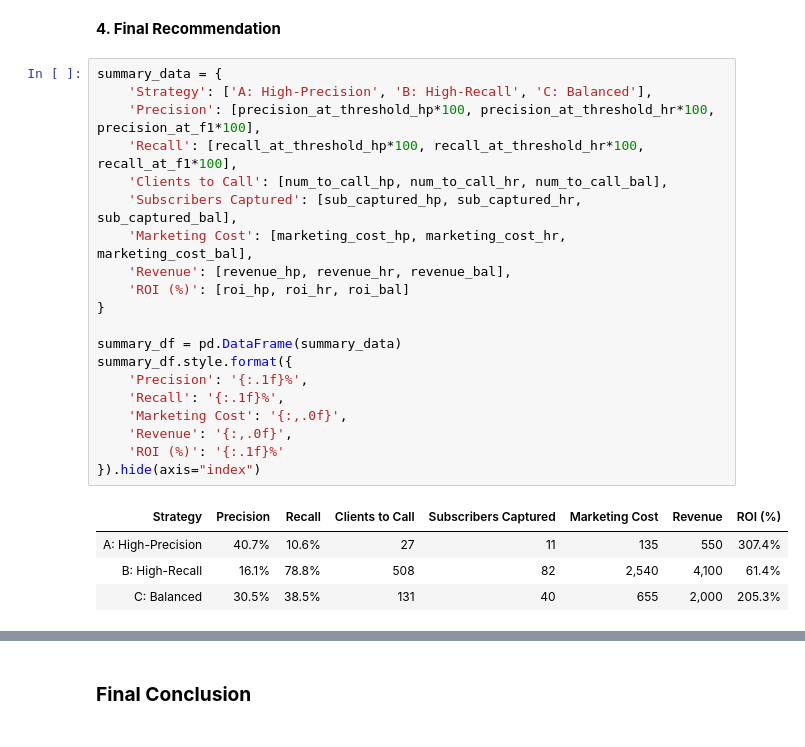
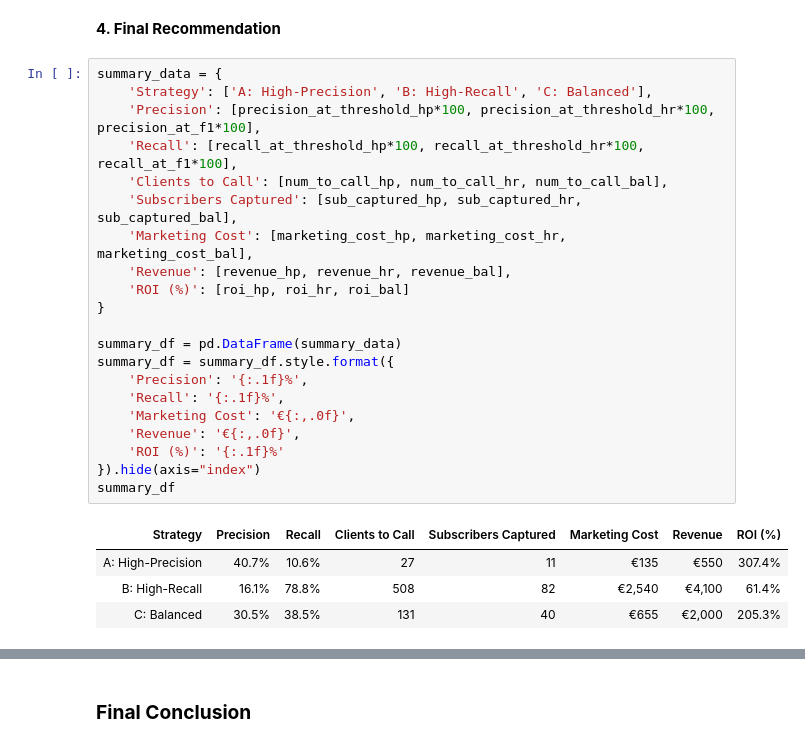
Before and after one commit to thishan1036/bank-deposit, a Jupyter notebook: notebooks/03_business_impact_and_conclusion.ipynb, the cells around one changed output, grey strips where cells are left out. Drawn from its saved outputs; the diff is of its cells as text.

```diff
--- a/notebooks/03_business_impact_and_conclusion.ipynb
+++ b/notebooks/03_business_impact_and_conclusion.ipynb
@@ -498,25 +491,26 @@ The Balanced Strategy presents a data-driven 'middle ground' between the two ext
 # %%
 summary_data = {
     'Strategy': ['A: High-Precision', 'B: High-Recall', 'C: Balanced'],
     'Precision': [precision_at_threshold_hp*100, precision_at_threshold_hr*100, precision_at_f1*100],
     'Recall': [recall_at_threshold_hp*100, recall_at_threshold_hr*100, recall_at_f1*100],
     'Clients to Call': [num_to_call_hp, num_to_call_hr, num_to_call_bal],
     'Subscribers Captured': [sub_captured_hp, sub_captured_hr, sub_captured_bal],
     'Marketing Cost': [marketing_cost_hp, marketing_cost_hr, marketing_cost_bal],
     'Revenue': [revenue_hp, revenue_hr, revenue_bal],
     'ROI (%)': [roi_hp, roi_hr, roi_bal]
 }
 
 summary_df = pd.DataFrame(summary_data)
-summary_df.style.format({
+summary_df = summary_df.style.format({
     'Precision': '{:.1f}%',
     'Recall': '{:.1f}%',
-    'Marketing Cost': '{:,.0f}',
-    'Revenue': '{:,.0f}',
+    'Marketing Cost': '€{:,.0f}',
+    'Revenue': '€{:,.0f}',
     'ROI (%)': '{:.1f}%'
 }).hide(axis="index")
+summary_df
 # %% [output]
 | Strategy | Precision | Recall | Clients to Call | Subscribers Captured | Marketing Cost | Revenue | ROI (%) |
-| A: High-Precision | 40.7% | 10.6% | 27 | 11 | 135 | 550 | 307.4% |
-| B: High-Recall | 16.1% | 78.8% | 508 | 82 | 2,540 | 4,100 | 61.4% |
-| C: Balanced | 30.5% | 38.5% | 131 | 40 | 655 | 2,000 | 205.3% |
+| A: High-Precision | 40.7% | 10.6% | 27 | 11 | €135 | €550 | 307.4% |
+| B: High-Recall | 16.1% | 78.8% | 508 | 82 | €2,540 | €4,100 | 61.4% |
+| C: Balanced | 30.5% | 38.5% | 131 | 40 | €655 | €2,000 | 205.3% |
```
Also changed, not shown: parts of 11 cells of this notebook.
